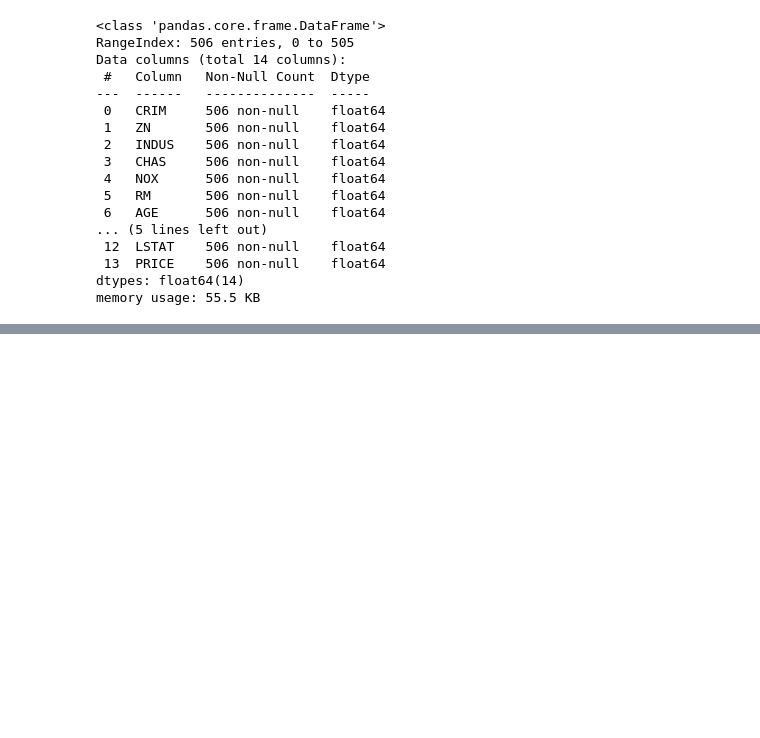
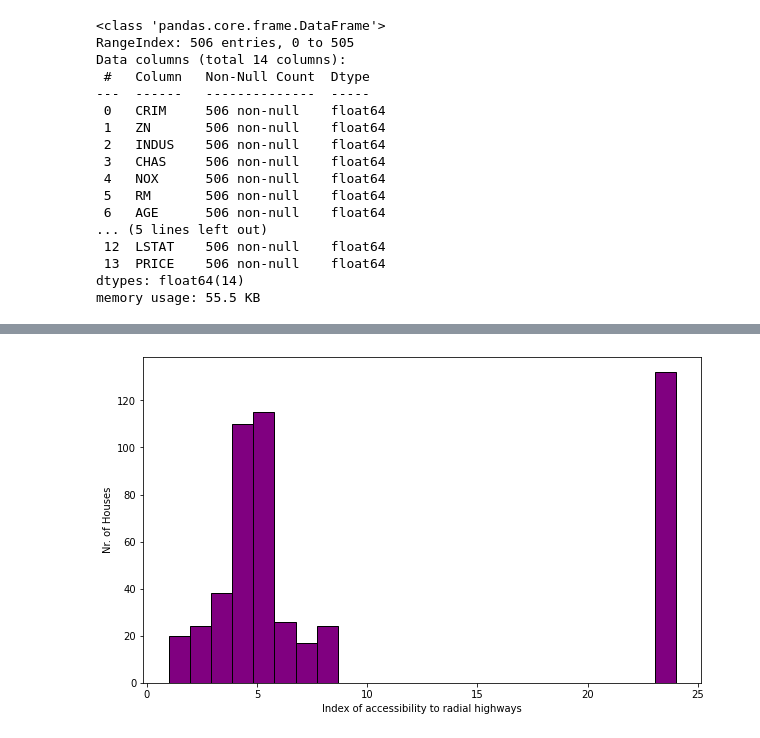
Before and after one commit to MattMau88/udemy_ds-ml-2020, a Jupyter notebook: 05_MultivarRegr_HousePricePrediction/05_MultivariateRegression.ipynb, the cells around one changed output, grey strips where cells are left out. Drawn from its saved outputs; the diff is of its cells as text; code cells hidden in the pictures; blank space fills up the shorter version.

```diff
--- a/05_MultivarRegr_HousePricePrediction/05_MultivariateRegression.ipynb
+++ b/05_MultivarRegr_HousePricePrediction/05_MultivariateRegression.ipynb
@@ -196,0 +231,8 @@ memory usage: 55.5 KB
+# %%
+plt.figure(figsize=(10, 6))
+plt.hist(data['RAD'], bins=24, ec='black', color='purple')
+plt.xlabel('Index of accessibility to radial highways')
+plt.ylabel('Nr. of Houses')
+plt.show()
+# %% [output]
+[figure, added]
```
Also changed, not shown: parts of 24 cells of this notebook, 1 other file.
